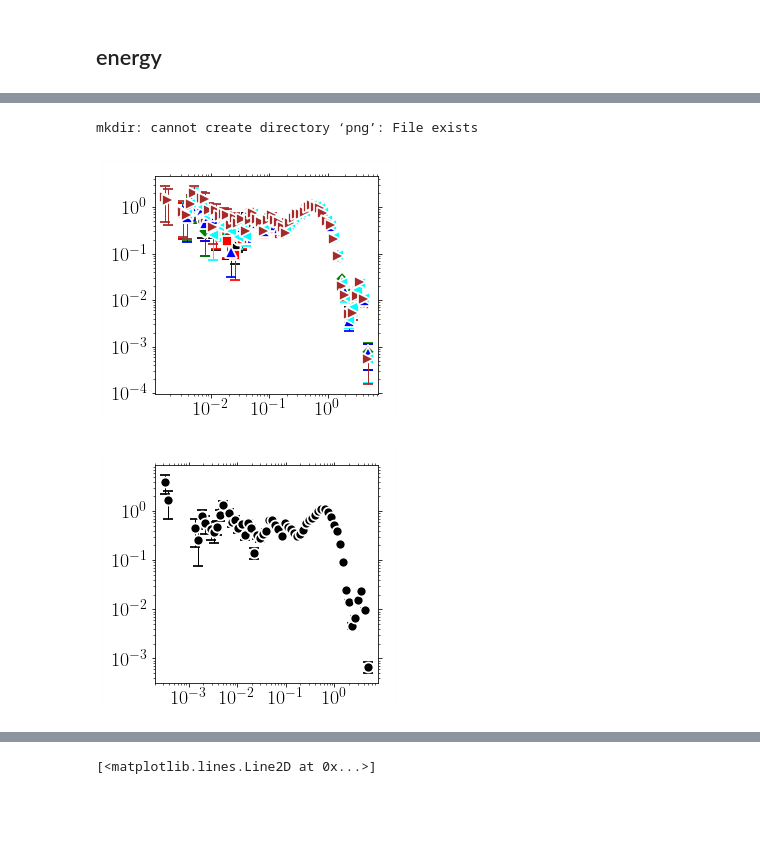
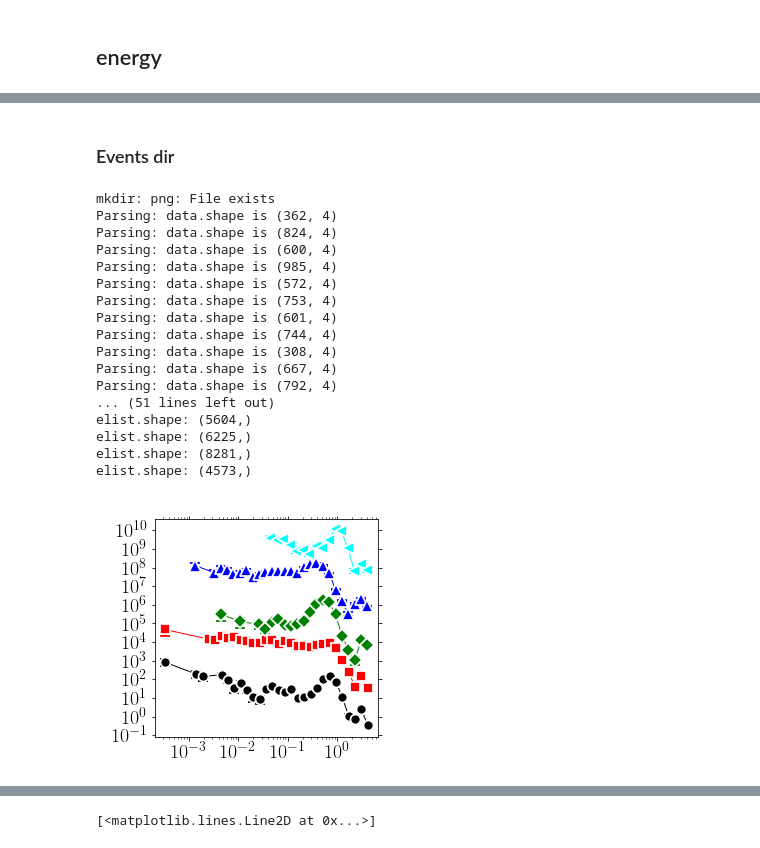
Before and after one commit to kkarimi62/vacancyDiffusion, a Jupyter notebook: postproc/postproc.ipynb, the cells around one changed output, grey strips where cells are left out. Saved outputs shown, nothing was run; the diff lists cells and outputs as text; code cells hidden in the pictures; blank space fills up the shorter version.

```diff
--- a/postproc/postproc.ipynb
+++ b/postproc/postproc.ipynb
@@ -1760,58 +1784,75 @@ mkdir: cannot create directory ‘png’: File exists
+# %% [markdown]
+### Events dir
 # %%
 if not eval(confParser['flags']['RemoteMachine']):
     !mkdir png
 
     stats = EnergyStats(
-#        [1000,1200,1400,1600,1800,2000],8,
         [1000,1200,1400,1600,1800,2000],8,
-#        [1000,1400,1800],8,
-#        np.arange(1000,1440,40),1,
-#        verbose=True
+        verbose=True
                      )
     stats.Parse( list(map(lambda x:'CantorNatom16KTemp%sKEnsemble8/Run%s/msd/eventID_barrier.txt'%(x[0],x[1]),
 #    stats.Parse( list(map(lambda x:'NiCoCrNatom1KTemp%sK/Run%s/msd/timeseries.txt'%(x[0],x[1]),
 #    stats.Parse( list(map(lambda x:'NiNatom16KTemp%sK/Run%s/msd/timeseries.txt'%(x[0],x[1]),
                          stats.temps_runs ))
                )
-    stats.PlotPdf(scale=False, column_energy=1,
-                        **{'xscale':'log',
-                  'yscale':'log',
-#                   'xlim':(1e-3,1e0),
-#                   'ylim':(1e-3,1e2), #(1e-5,1e2),
-#                           'xstr':r'$\Delta t$',
-#                           'ystr':r'$P(\Delta t)$',
-#                        'ndecade_x':2,'ndecade_y':2,
-                   'title':'png/BarrierPdf_cantor.png'},
+#     stats.PlotPdf(column_energy=3,
+#                         **{'xscale':'log',
+#                   'yscale':'log',
+# #                   'xlim':(1e-3,1e0),
+# #                   'ylim':(1e-3,1e2), #(1e-5,1e2),
+# #                           'xstr':r'$\Delta t$',
+# #                           'ystr':r'$P(\Delta t)$',
+# #                        'ndecade_x':2,'ndecade_y':2,
+#                    'title':'png/BarrierPdf_cantor.png'},
 
-                       )
+#                        )
 
-    stats.PlotPdfConcat(scale=False, column_energy=1,
+    stats.PlotPdfConcat(scale=True,
+                        column_energy=3,
+                        splitByType = True,
+                        n_per_decade=8,
                         **{'xscale':'log',
                   'yscale':'log',
 #                   'xlim':(1e-3,1e0),
 #                   'ylim':(1e-3,1e2), #(1e-5,1e2),
 #                           'xstr':r'$\Delta t$',
 #                           'ystr':r'$P(\Delta t)$',
 #                        'ndecade_x':2,'ndecade_y':2,
 #                   'title':'png/BarrierPdf_cantor.png'
                           },
 
                        )
 
 
 
 #     stats.Scatter(nevery=2,
 #                 **{'xscale':'linear',
 #                   'yscale':'log',
 #                    'xlim':(0,1),
 # #                   'ylim':(1e-3,1e1), #(1e-5,1e2),
 # #                           'xstr':r'$\Delta t$',
 # #                           'ystr':r'$P(\Delta t)$',
 #                         'ndecade_y':2,
 #                    'title':'png/twVsEnergy_cantor.png',
 #                   }
 # )
 # %% [output]
-mkdir: cannot create directory ‘png’: File exists
+mkdir: png: File exists
+Parsing: data.shape is (362, 4)
+Parsing: data.shape is (824, 4)
+Parsing: data.shape is (600, 4)
+Parsing: data.shape is (985, 4)
+Parsing: data.shape is (572, 4)
+Parsing: data.shape is (753, 4)
+Parsing: data.shape is (601, 4)
+Parsing: data.shape is (744, 4)
+Parsing: data.shape is (308, 4)
+Parsing: data.shape is (667, 4)
+Parsing: data.shape is (792, 4)
+... (51 lines left out)
+elist.shape: (5604,)
+elist.shape: (6225,)
+elist.shape: (8281,)
+elist.shape: (4573,)
-[figure, old version]
+[figure, new version]
-[figure, removed]
```
Also changed, not shown: parts of 8 cells of this notebook, 1 other file.
